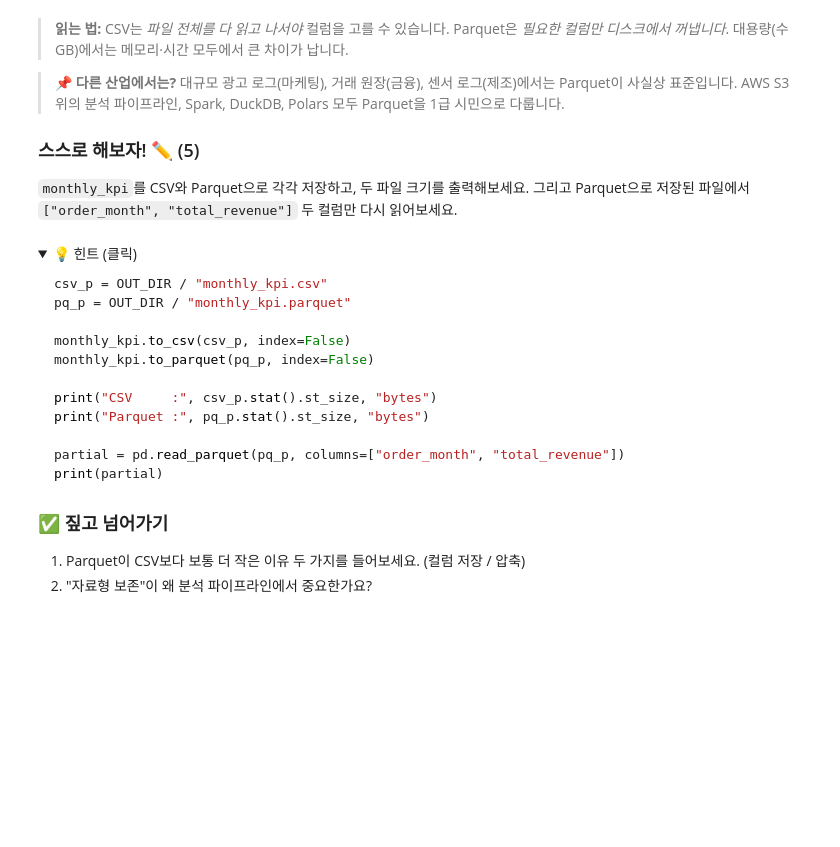
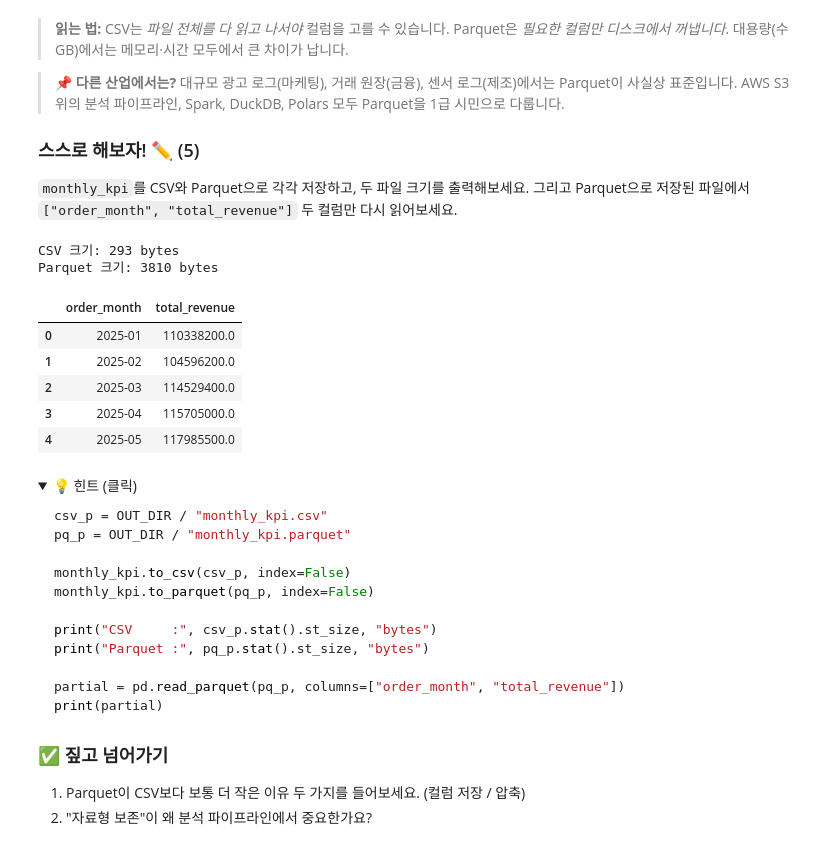
Before and after one commit to dowxy589-sudo/DI-2, a Jupyter notebook: LMS/데이터 수집부터 저장까지 — 파이프라인 완성.ipynb, the cells around one changed output. Drawn from its saved outputs; the diff is of its cells as text; code cells hidden in the pictures; folded sections open; blank space fills up the shorter version.

```diff
--- a/LMS/데이터 수집부터 저장까지 — 파이프라인 완성.ipynb
+++ b/LMS/데이터 수집부터 저장까지 — 파이프라인 완성.ipynb
@@ -993,3 +1186,28 @@ print(cols_only.head(3))
+# %%
+
+csv_path = OUT_DIR / "monthly_kpi.csv"
+parquet_path = OUT_DIR / "monthly_kpi.parquet"
+
+
+monthly_kpi.to_csv(csv_path, index=False)
+monthly_kpi.to_parquet(parquet_path, index=False)
+
+
+print("CSV 크기:", csv_path.stat().st_size, "bytes")
+print("Parquet 크기:", parquet_path.stat().st_size, "bytes")
+
+
+part = pd.read_parquet(parquet_path, columns=["order_month", "total_revenue"])
+part.head()
+# %% [output]
+CSV 크기: 293 bytes
+Parquet 크기: 3810 bytes
+|  | order_month | total_revenue |
+| 0 | 2025-01 | 110338200.0 |
+| 1 | 2025-02 | 104596200.0 |
+| 2 | 2025-03 | 114529400.0 |
+| 3 | 2025-04 | 115705000.0 |
+| 4 | 2025-05 | 117985500.0 |
 # %% [markdown]
 <details>
 <summary>💡 힌트 (클릭)</summary>
```
Also changed, not shown: parts of 41 cells of this notebook, 1 other file.
